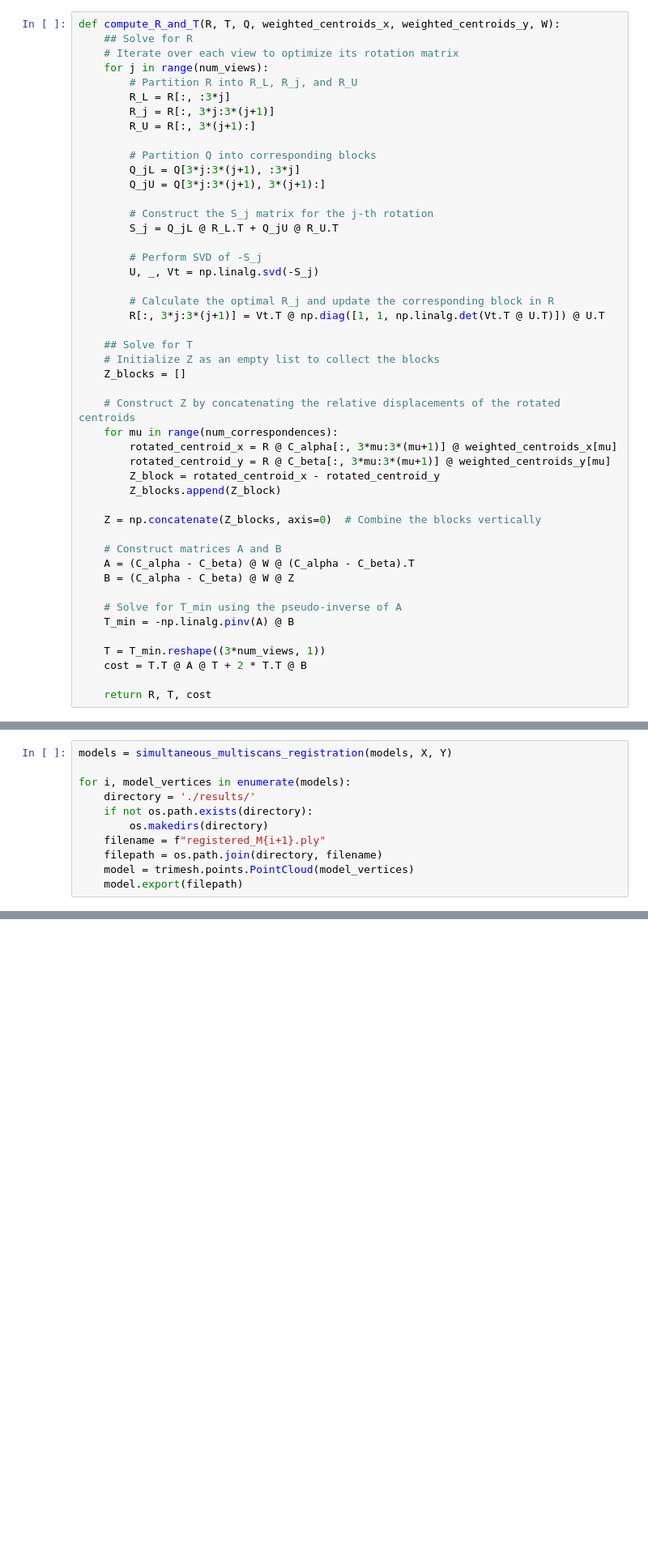
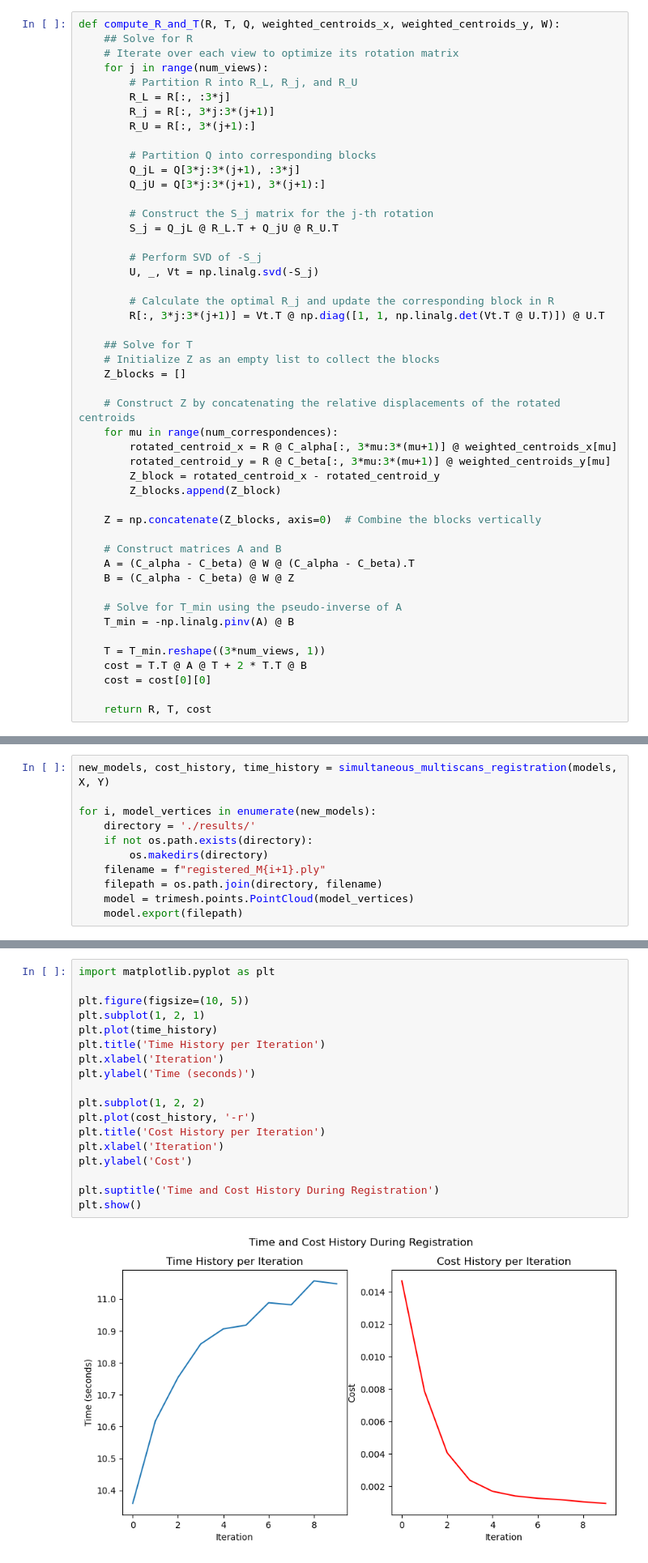
Before and after one commit to YRDcoconut/-Simultaneous-Muti-ICP, a Jupyter notebook: cw3.ipynb, the cells around one changed output, grey strips where cells are left out. Shown at 81% size. Cells and saved outputs as stored; diff of their text form; blank space fills up the shorter version.

```diff
--- a/cw3.ipynb
+++ b/cw3.ipynb
@@ -562,6 +562,7 @@ def compute_R_and_T(R, T, Q, weighted_centroids_x, weighted_centroids_y, W):
 
     T = T_min.reshape((3*num_views, 1))
     cost = T.T @ A @ T + 2 * T.T @ B
+    cost = cost[0][0]
 
     return R, T, cost
 # %% [markdown]
@@ -595,7 +614,7 @@ def simultaneous_multiscans_registration(scans, X, Y, max_iterations=11, toleran
 # %%
-models = simultaneous_multiscans_registration(models, X, Y)
+new_models, cost_history, time_history = simultaneous_multiscans_registration(models, X, Y)
 
-for i, model_vertices in enumerate(models):
+for i, model_vertices in enumerate(new_models):
     directory = './results/'
     if not os.path.exists(directory):
         os.makedirs(directory)
@@ -607,0 +643,20 @@ for i, model_vertices in enumerate(models):
+# %%
+import matplotlib.pyplot as plt
+
+plt.figure(figsize=(10, 5))
+plt.subplot(1, 2, 1)
+plt.plot(time_history)
+plt.title('Time History per Iteration')
+plt.xlabel('Iteration')
+plt.ylabel('Time (seconds)')
+
+plt.subplot(1, 2, 2)
+plt.plot(cost_history, '-r')
+plt.title('Cost History per Iteration')
+plt.xlabel('Iteration')
+plt.ylabel('Cost')
+
+plt.suptitle('Time and Cost History During Registration')
+plt.show()
+# %% [output]
+[figure, added]
```
Also changed, not shown: parts of 2 cells of this notebook, 30 other files.
